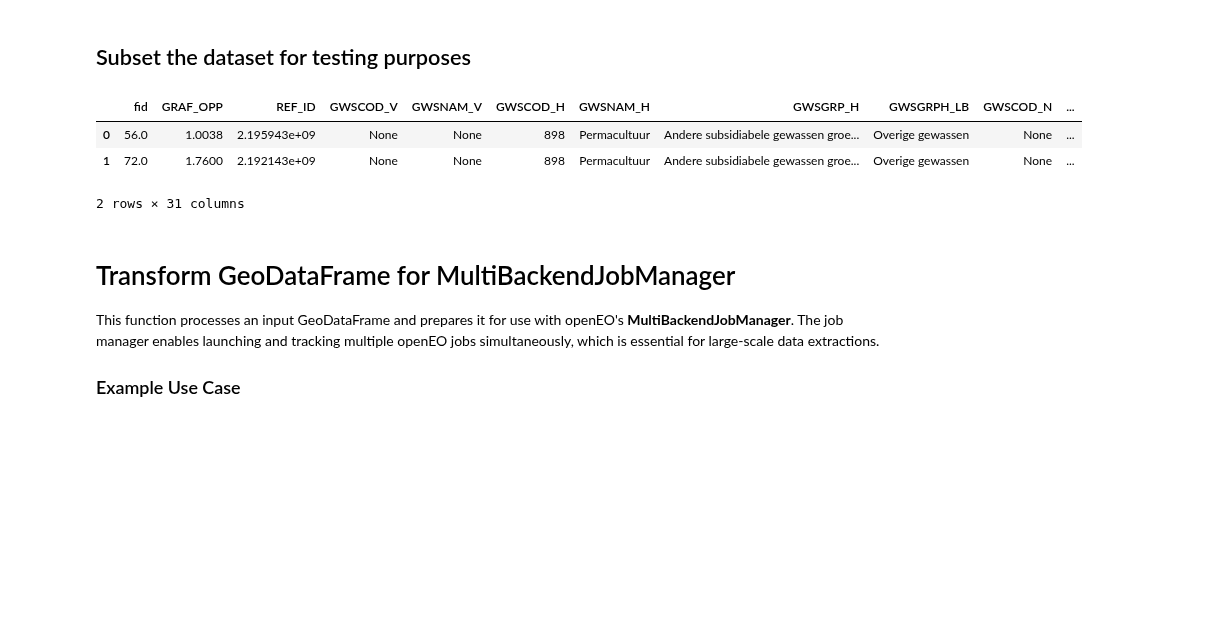
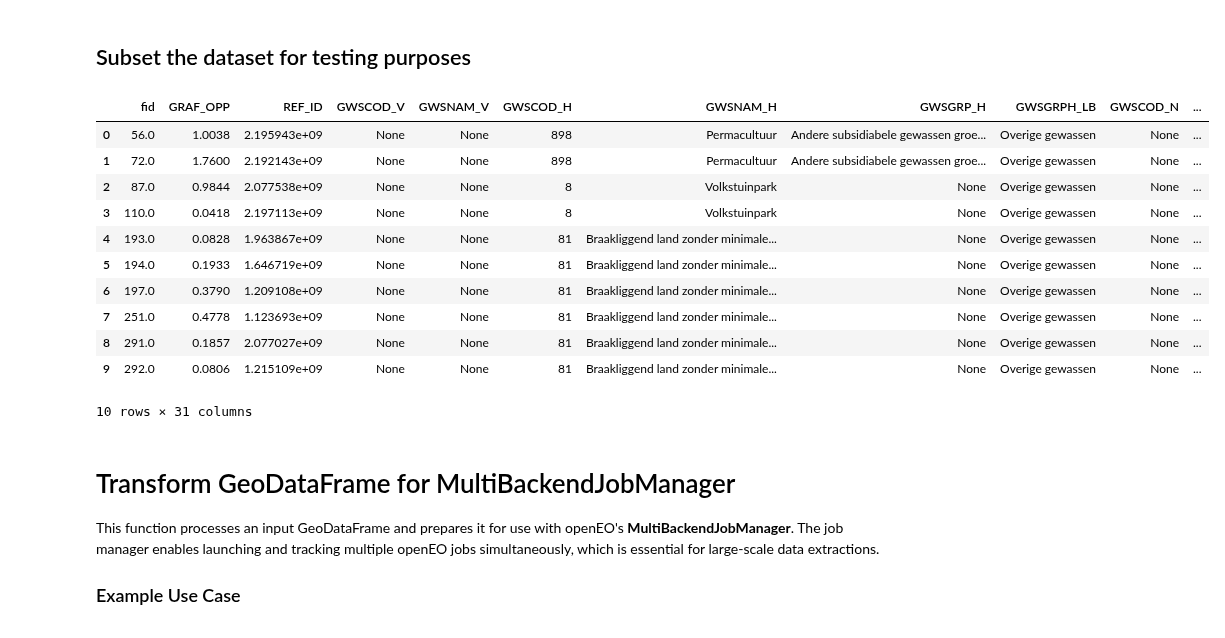
Before and after one commit to earthpulse/eotdl, a Jupyter notebook: tutorials/notebooks/openeo/eotdl_openeo.ipynb, the cells around one changed output. Cells and saved outputs as stored; diff of their text form; code cells hidden in the pictures; blank space fills up the shorter version.

```diff
--- a/tutorials/notebooks/openeo/eotdl_openeo.ipynb
+++ b/tutorials/notebooks/openeo/eotdl_openeo.ipynb
@@ -39,13 +39,21 @@ gdf = gpd.read_file(file_path)
 # %% [markdown]
 ## Subset the dataset for testing purposes
 # %%
-gdf = gdf[0:2]
+gdf = gdf[0:10]
 gdf
 # %% [output]
 |  | fid | GRAF_OPP | REF_ID | GWSCOD_V | GWSNAM_V | GWSCOD_H | GWSNAM_H | GWSGRP_H | GWSGRPH_LB | GWSCOD_N | ... |
 | 0 | 56.0 | 1.0038 | 2.195943e+09 | None | None | 898 | Permacultuur | Andere subsidiabele gewassen groe... | Overige gewassen | None | ... |
 | 1 | 72.0 | 1.7600 | 2.192143e+09 | None | None | 898 | Permacultuur | Andere subsidiabele gewassen groe... | Overige gewassen | None | ... |
+| 2 | 87.0 | 0.9844 | 2.077538e+09 | None | None | 8 | Volkstuinpark | None | Overige gewassen | None | ... |
+| 3 | 110.0 | 0.0418 | 2.197113e+09 | None | None | 8 | Volkstuinpark | None | Overige gewassen | None | ... |
+| 4 | 193.0 | 0.0828 | 1.963867e+09 | None | None | 81 | Braakliggend land zonder minimale... | None | Overige gewassen | None | ... |
+| 5 | 194.0 | 0.1933 | 1.646719e+09 | None | None | 81 | Braakliggend land zonder minimale... | None | Overige gewassen | None | ... |
+| 6 | 197.0 | 0.3790 | 1.209108e+09 | None | None | 81 | Braakliggend land zonder minimale... | None | Overige gewassen | None | ... |
+| 7 | 251.0 | 0.4778 | 1.123693e+09 | None | None | 81 | Braakliggend land zonder minimale... | None | Overige gewassen | None | ... |
+| 8 | 291.0 | 0.1857 | 2.077027e+09 | None | None | 81 | Braakliggend land zonder minimale... | None | Overige gewassen | None | ... |
+| 9 | 292.0 | 0.0806 | 1.215109e+09 | None | None | 81 | Braakliggend land zonder minimale... | None | Overige gewassen | None | ... |
-2 rows × 31 columns
+10 rows × 31 columns
 # %% [markdown]
 # Transform GeoDataFrame for MultiBackendJobManager
 
```
Also changed, not shown: parts of 5 cells of this notebook.
